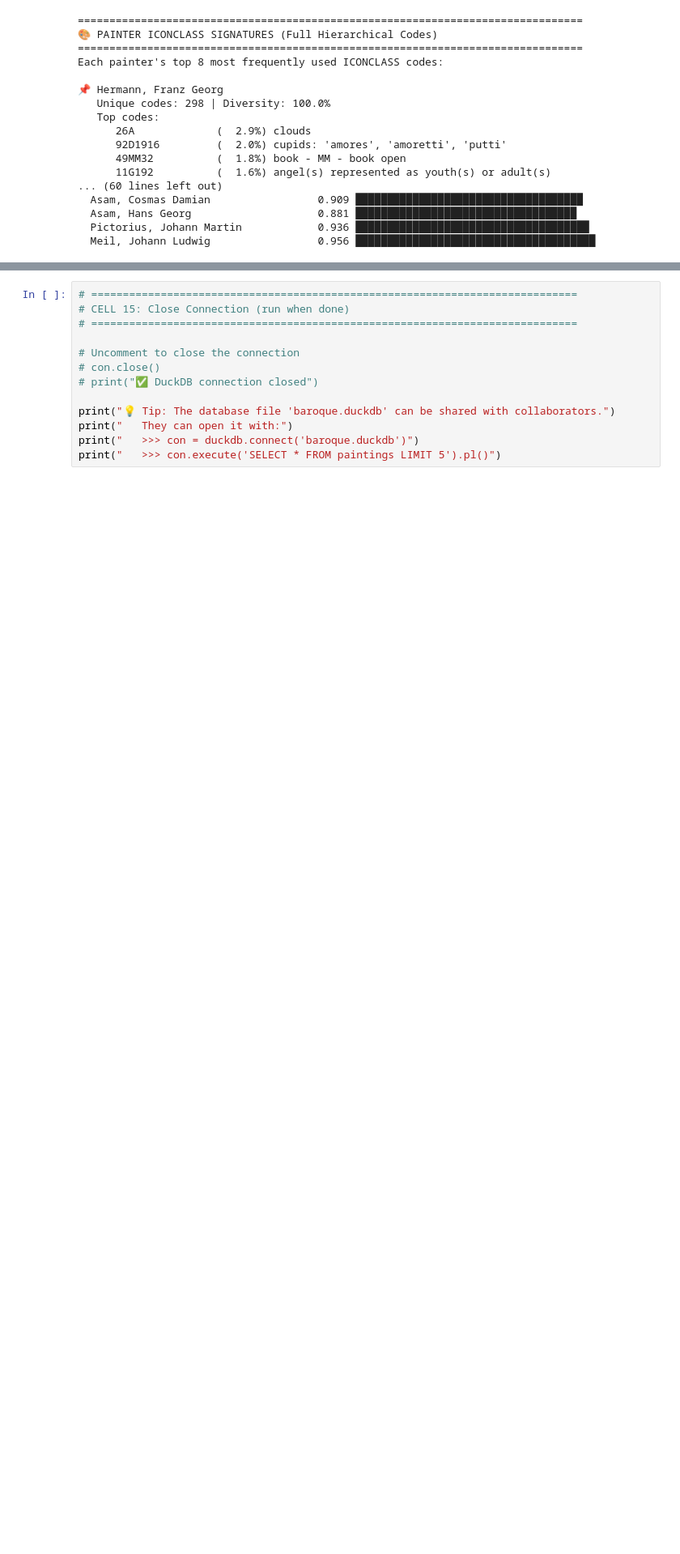
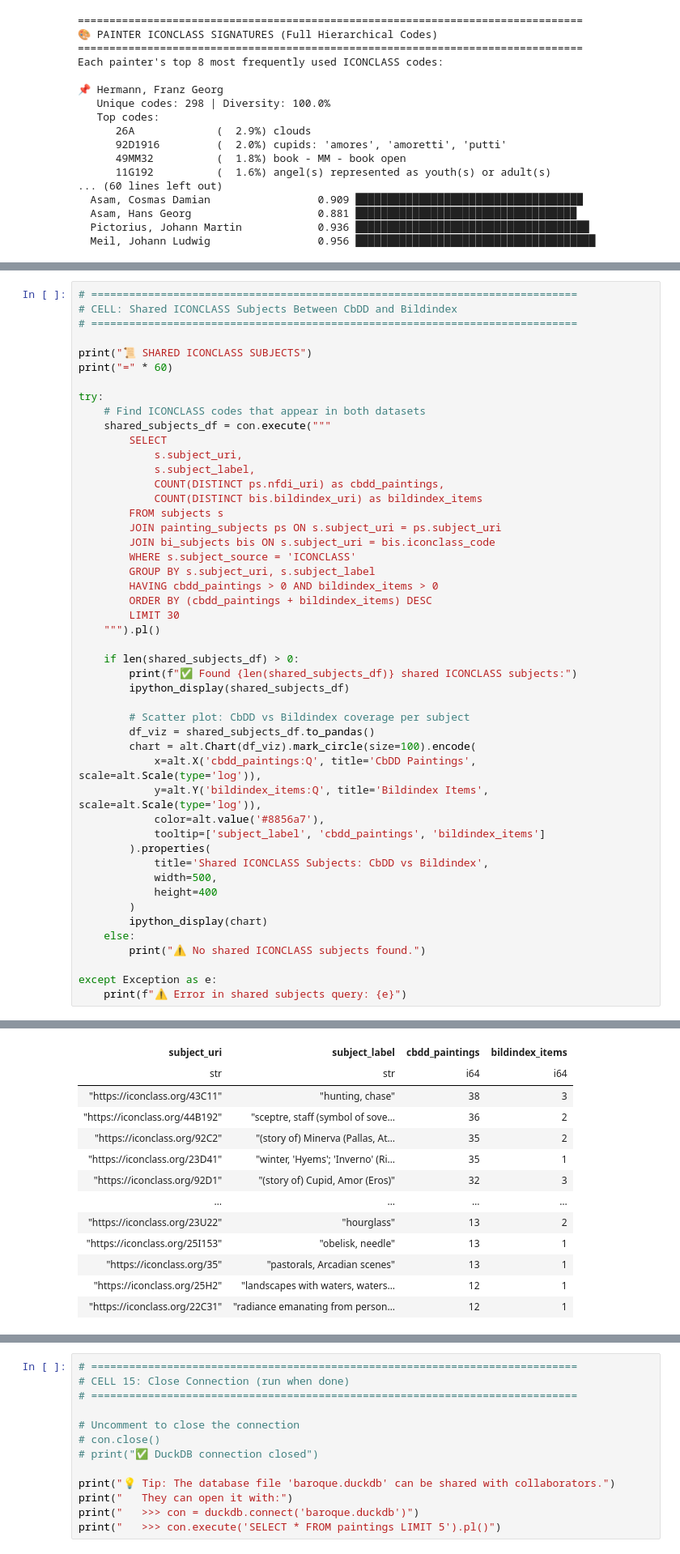
Before and after one commit to ThanosDrossos/DataStories, a Jupyter notebook: DataStory_Baroque_DuckDB.ipynb, the cells around one changed output, grey strips where cells are left out. Shown at 81% size. Drawn from its saved outputs; the diff is of its cells as text; blank space fills up the shorter version.

```diff
--- a/DataStory_Baroque_DuckDB.ipynb
+++ b/DataStory_Baroque_DuckDB.ipynb
@@ -2004,0 +2372,49 @@ shape: (20, 3)
+# %%
+# =============================================================================
+# CELL: Shared ICONCLASS Subjects Between CbDD and Bildindex
+# =============================================================================
+
+print("📜 SHARED ICONCLASS SUBJECTS")
+print("=" * 60)
+
+try:
+    # Find ICONCLASS codes that appear in both datasets
+    shared_subjects_df = con.execute("""
+        SELECT
+            s.subject_uri,
+            s.subject_label,
+            COUNT(DISTINCT ps.nfdi_uri) as cbdd_paintings,
+            COUNT(DISTINCT bis.bildindex_uri) as bildindex_items
+        FROM subjects s
+        JOIN painting_subjects ps ON s.subject_uri = ps.subject_uri
+        JOIN bi_subjects bis ON s.subject_uri = bis.iconclass_code
+        WHERE s.subject_source = 'ICONCLASS'
+        GROUP BY s.subject_uri, s.subject_label
+        HAVING cbdd_paintings > 0 AND bildindex_items > 0
+        ORDER BY (cbdd_paintings + bildindex_items) DESC
+        LIMIT 30
+    """).pl()
+
+    if len(shared_subjects_df) > 0:
+        print(f"✅ Found {len(shared_subjects_df)} shared ICONCLASS subjects:")
+        ipython_display(shared_subjects_df)
+
+        # Scatter plot: CbDD vs Bildindex coverage per subject
+        df_viz = shared_subjects_df.to_pandas()
+        chart = alt.Chart(df_viz).mark_circle(size=100).encode(
+            x=alt.X('cbdd_paintings:Q', title='CbDD Paintings', scale=alt.Scale(type='log')),
+            y=alt.Y('bildindex_items:Q', title='Bildindex Items', scale=alt.Scale(type='log')),
+            color=alt.value('#8856a7'),
+            tooltip=['subject_label', 'cbdd_paintings', 'bildindex_items']
+        ).properties(
+            title='Shared ICONCLASS Subjects: CbDD vs Bildindex',
+            width=500,
+            height=400
+        )
+        ipython_display(chart)
+    else:
+        print("⚠️ No shared ICONCLASS subjects found.")
+
+except Exception as e:
+    print(f"⚠️ Error in shared subjects query: {e}")
+# %% [output]
@@ -2004,0 +2425,13 @@ shape: (20, 3)
+| subject_uri | subject_label | cbdd_paintings | bildindex_items |
+| str | str | i64 | i64 |
+| "https://iconclass.org/43C11" | "hunting, chase" | 38 | 3 |
+| "https://iconclass.org/44B192" | "sceptre, staff (symbol of sove… | 36 | 2 |
+| "https://iconclass.org/92C2" | "(story of) Minerva (Pallas, At… | 35 | 2 |
+| "https://iconclass.org/23D41" | "winter, 'Hyems'; 'Inverno' (Ri… | 35 | 1 |
+| "https://iconclass.org/92D1" | "(story of) Cupid, Amor (Eros)" | 32 | 3 |
+| … | … | … | … |
+| "https://iconclass.org/23U22" | "hourglass" | 13 | 2 |
+| "https://iconclass.org/25I153" | "obelisk, needle" | 13 | 1 |
+| "https://iconclass.org/35" | "pastorals, Arcadian scenes" | 13 | 1 |
+| "https://iconclass.org/25H2" | "landscapes with waters, waters… | 12 | 1 |
+| "https://iconclass.org/22C31" | "radiance emanating from person… | 12 | 1 |
```
Also changed, not shown: parts of 17 cells of this notebook, 30 other files.
